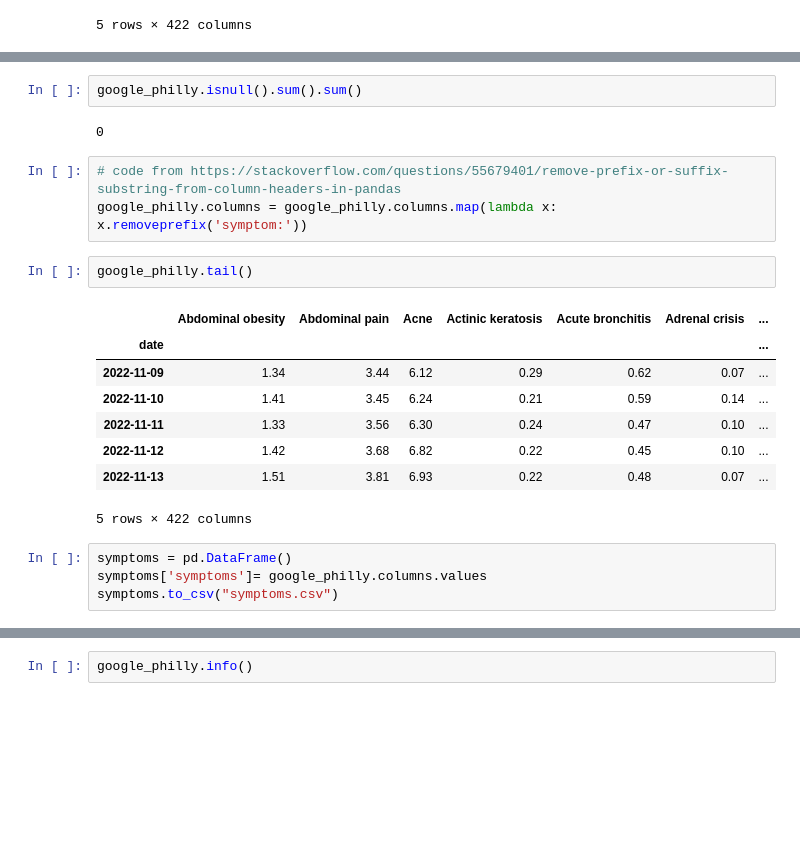
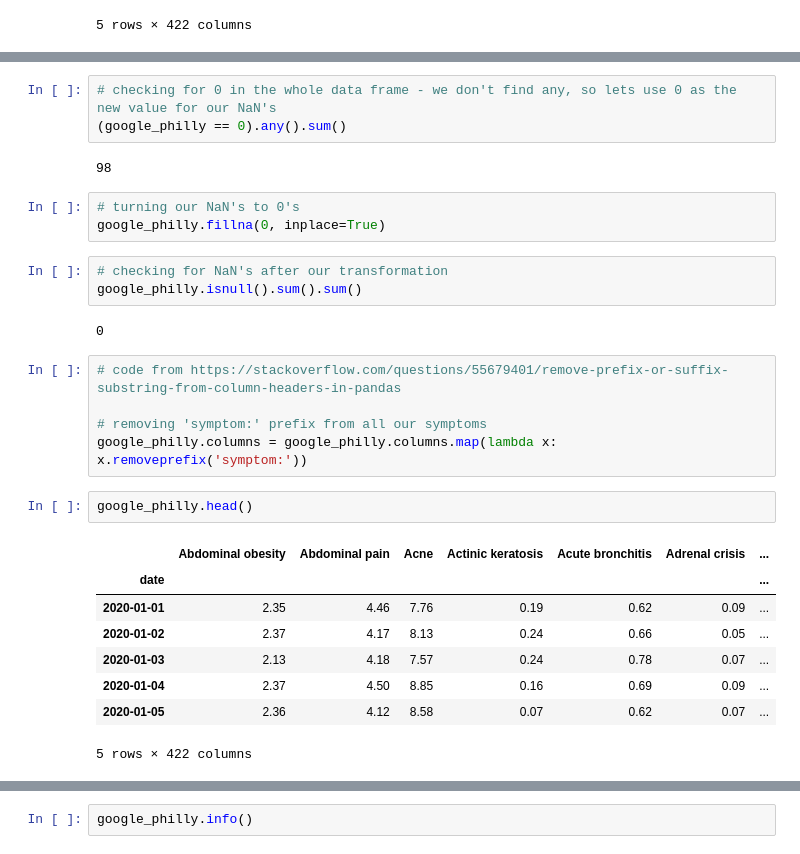
Before and after one commit to sanderlin2013/Predicting-COVID-19-in-Philly, a Jupyter notebook: notebook.ipynb, the cells around one changed output, grey strips where cells are left out. Saved outputs shown, nothing was run; the diff lists cells and outputs as text; blank space fills up the shorter version.

```diff
--- a/notebook.ipynb
+++ b/notebook.ipynb
@@ -135,22 +155,29 @@ google_philly.fillna(0, inplace=True)
-# %%
-google_philly.isnull().sum().sum()
-# %% [output]
-0
+# %%
+# checking for 0 in the whole data frame - we don't find any, so lets use 0 as the new value for our NaN's
+(google_philly == 0).any().sum()
+# %% [output]
+98
+# %%
+# turning our NaN's to 0's
+google_philly.fillna(0, inplace=True)
+# %%
+# checking for NaN's after our transformation
+google_philly.isnull().sum().sum()
+# %% [output]
+0
 # %%
 # code from https://stackoverflow.com/questions/55679401/remove-prefix-or-suffix-substring-from-column-headers-in-pandas
+
+# removing 'symptom:' prefix from all our symptoms
 google_philly.columns = google_philly.columns.map(lambda x: x.removeprefix('symptom:'))
 # %%
-google_philly.tail()
+google_philly.head()
 # %% [output]
 |  | Abdominal obesity | Abdominal pain | Acne | Actinic keratosis | Acute bronchitis | Adrenal crisis | ... |
 | date |  |  |  |  |  |  | ... |
-| 2022-11-09 | 1.34 | 3.44 | 6.12 | 0.29 | 0.62 | 0.07 | ... |
-| 2022-11-10 | 1.41 | 3.45 | 6.24 | 0.21 | 0.59 | 0.14 | ... |
-| 2022-11-11 | 1.33 | 3.56 | 6.30 | 0.24 | 0.47 | 0.10 | ... |
-| 2022-11-12 | 1.42 | 3.68 | 6.82 | 0.22 | 0.45 | 0.10 | ... |
-| 2022-11-13 | 1.51 | 3.81 | 6.93 | 0.22 | 0.48 | 0.07 | ... |
+| 2020-01-01 | 2.35 | 4.46 | 7.76 | 0.19 | 0.62 | 0.09 | ... |
+| 2020-01-02 | 2.37 | 4.17 | 8.13 | 0.24 | 0.66 | 0.05 | ... |
+| 2020-01-03 | 2.13 | 4.18 | 7.57 | 0.24 | 0.78 | 0.07 | ... |
+| 2020-01-04 | 2.37 | 4.50 | 8.85 | 0.16 | 0.69 | 0.09 | ... |
+| 2020-01-05 | 2.36 | 4.12 | 8.58 | 0.07 | 0.62 | 0.07 | ... |
 5 rows × 422 columns
-# %%
-symptoms = pd.DataFrame()
-symptoms['symptoms']= google_philly.columns.values
-symptoms.to_csv("symptoms.csv")
```
Also changed, not shown: parts of 53 cells of this notebook, 3 other files.
